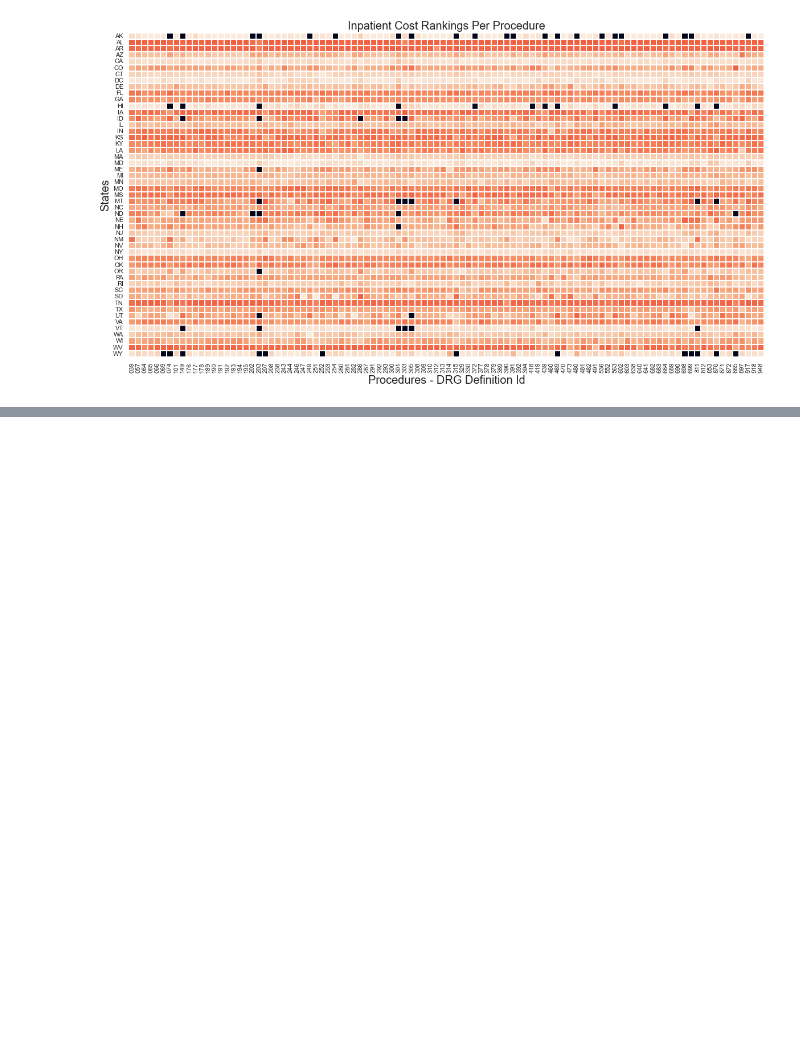
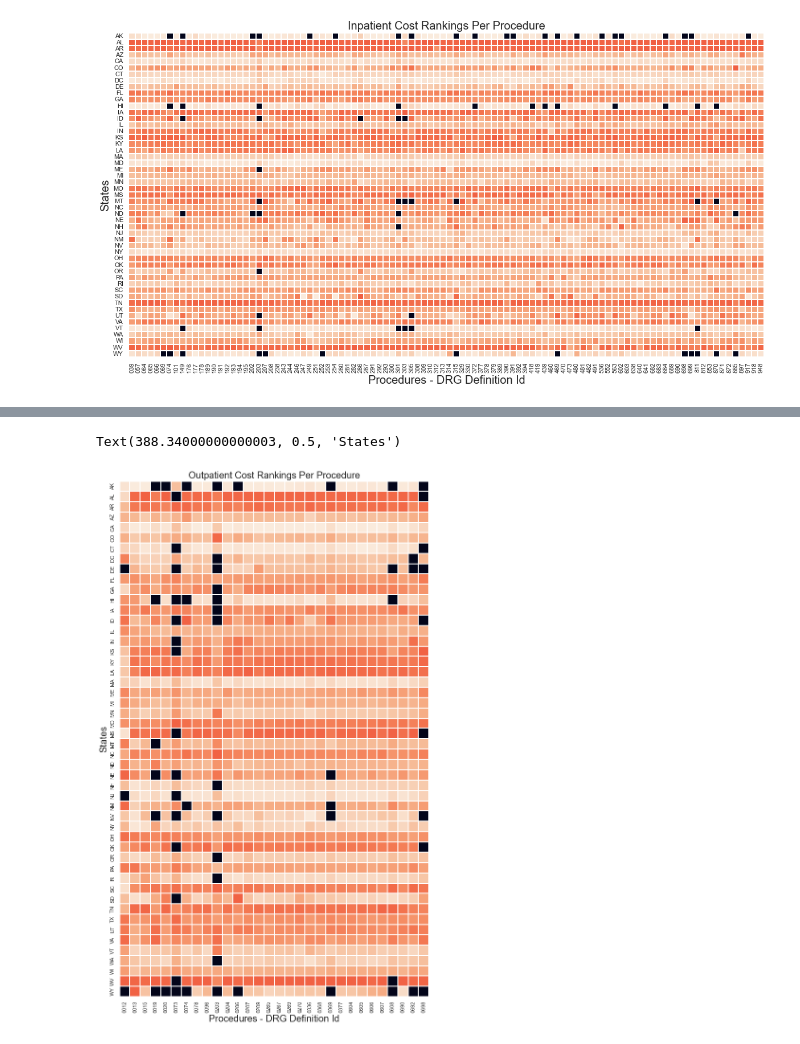
Before and after one commit to blueming-camelia/CIS6397_Project, a Jupyter notebook: medicareData.ipynb, the cells around one changed output, grey strips where cells are left out. Saved outputs shown, nothing was run; the diff lists cells and outputs as text; code cells hidden in the pictures; blank space fills up the shorter version.

Commit message:
adding heatmap for outpatient data

```diff
--- a/medicareData.ipynb
+++ b/medicareData.ipynb
@@ -105,0 +156,24 @@ Text(156.5, 0.5, 'States')
+# %%
+drg_by_id = {key.split(' - ')[0]: key for key in ranking_by_drg.keys()}
+df_rank = pd.DataFrame(ranking_by_drg)
+# %%
+_df = pd.DataFrame(index=outpatient_df['Provider State'].unique())
+for column in df_rank.columns:
+    rankings_by_state = []
+
+    if column in ['rank']:
+        continue
+
+    for rank, curr_state in zip(outpatient_df.index, df_rank[column]):
+        rankings_by_state.append(curr_state)
+
+    t = pd.DataFrame(rankings_by_state, columns=['State'])
+    t['Rank'] = t.index
+    t.set_index(['State'], inplace=True)
+
+    _df = pd.merge(left=_df, right=t, how='left', left_index=True, right_index=True)
+
+_df.columns = drg_by_id.keys()
+# %%
+_df.fillna(-100, inplace=True)
+_df.head()
@@ -105,0 +188,9 @@ Text(156.5, 0.5, 'States')
+# %%
+plt.figure(figsize=(20,20))
+sns.heatmap(_df, square=True, cbar=False, vmin=-100, linewidths=0.4)
+plt.title("Outpatient Cost Rankings Per Procedure", fontsize=20)
+plt.xlabel("Procedures - DRG Definition Id", fontsize=20)
+plt.ylabel("States", fontsize=20)
+# %% [output]
+Text(388.34000000000003, 0.5, 'States')
+[figure, added]
```
Also changed, not shown: parts of 6 cells of this notebook, 1 other file.
